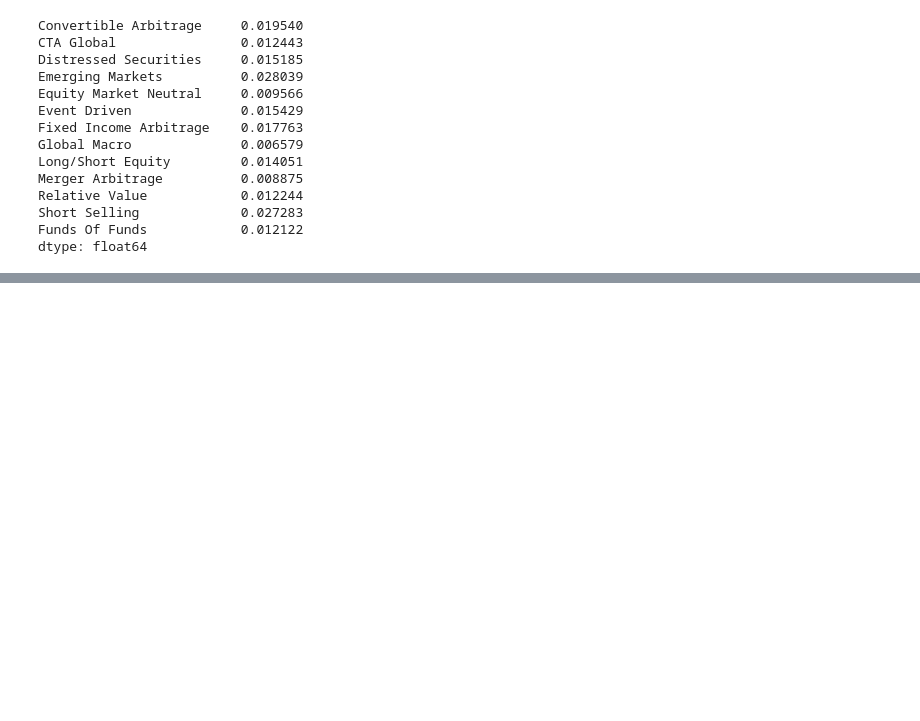
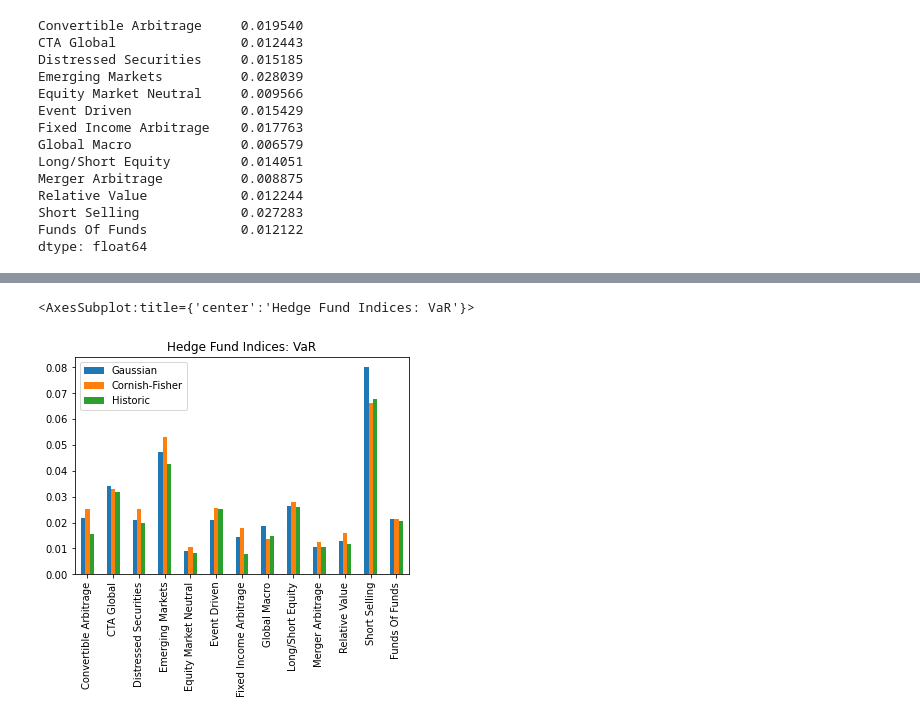
Before and after one commit to deyantodorov/Python, a Jupyter notebook: risk/lab-6.1.ipynb, the cells around one changed output, grey strips where cells are left out. Saved outputs shown, nothing was run; the diff lists cells and outputs as text; code cells hidden in the pictures; blank space fills up the shorter version.

```diff
--- a/risk/lab-6.1.ipynb
+++ b/risk/lab-6.1.ipynb
@@ -50,0 +121,11 @@ dtype: float64
+# %%
+var_list = [rt.var_gaussian(hfi), rt.var_gaussian(hfi, modified=True), rt.var_historic(hfi)]
+comparison = pd.concat(var_list, axis=1)
+comparison.columns = ['Gaussian', 'Cornish-Fisher', 'Historic']
+
+# comparison.head()
+
+comparison.plot.bar(title='Hedge Fund Indices: VaR')
+# %% [output]
+<AxesSubplot:title={'center':'Hedge Fund Indices: VaR'}>
+[figure, added]
```
Also changed, not shown: parts of 10 cells of this notebook, 1 other file.
